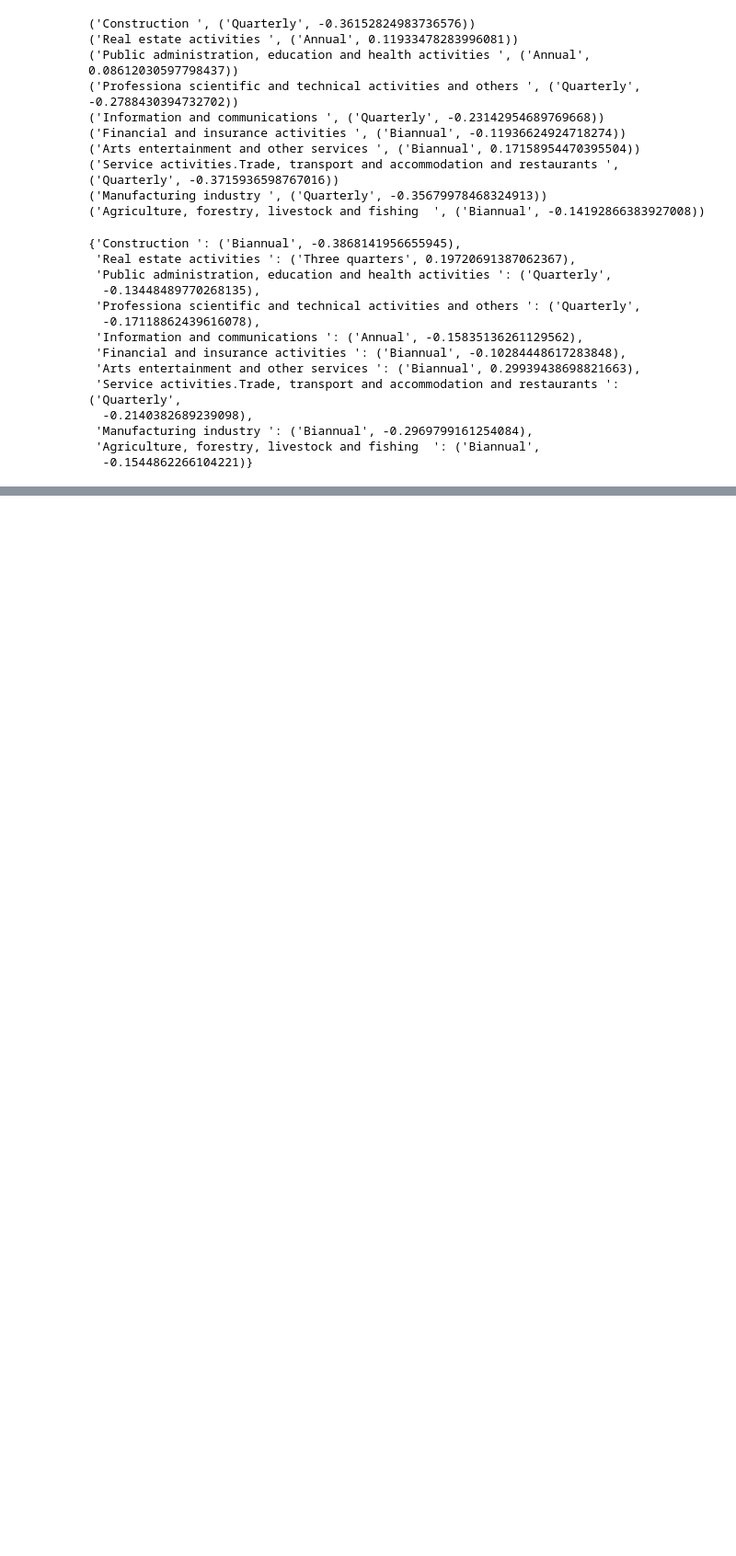
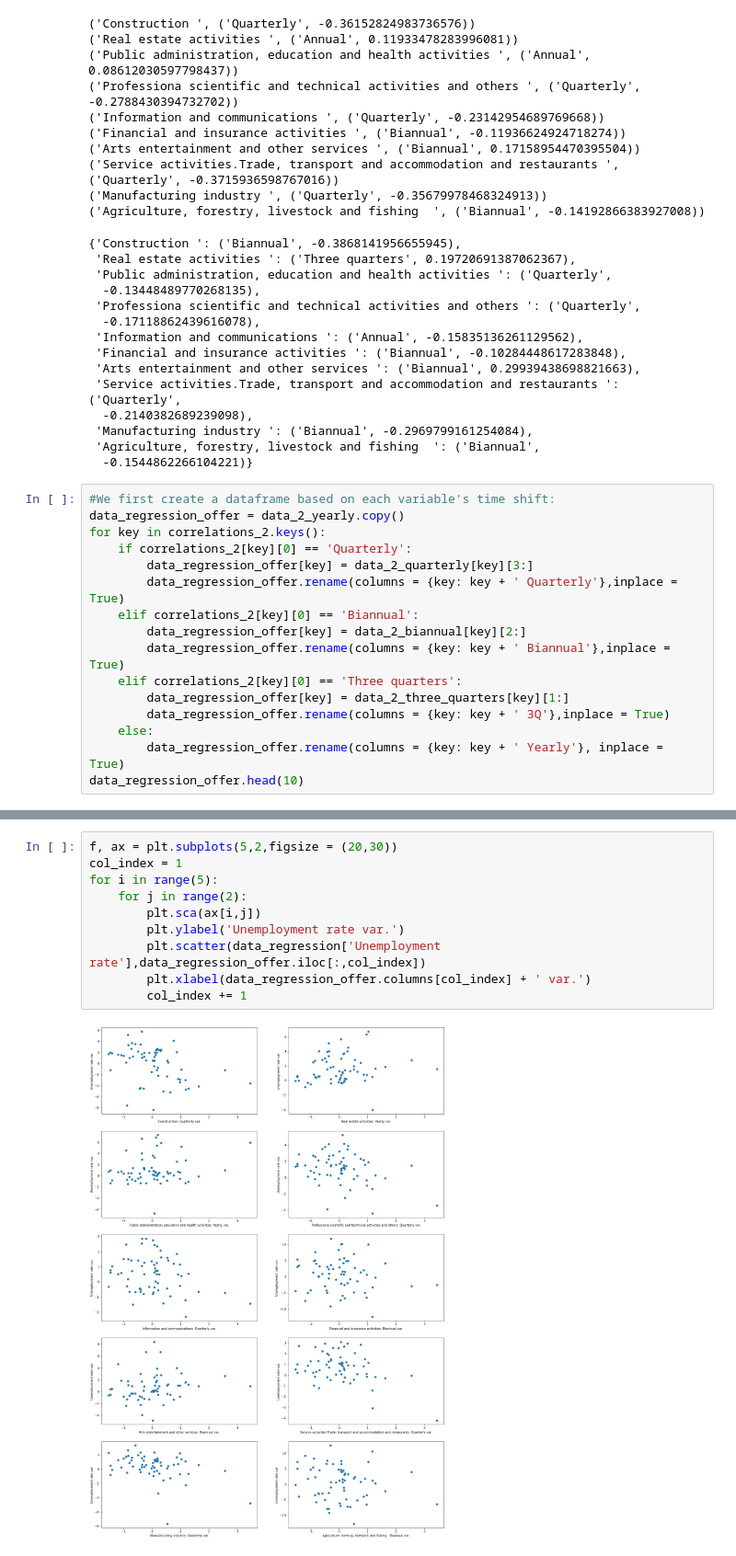
Before and after one commit to javier-pradera/Project-Week-5-Your-Own-Project, a Jupyter notebook: your-project/Code/Unemployment rate model.ipynb, the cells around one changed output, grey strips where cells are left out. Shown at 92% size. Saved outputs shown, nothing was run; the diff lists cells and outputs as text; blank space fills up the shorter version.

```diff
--- a/your-project/Code/Unemployment rate model.ipynb
+++ b/your-project/Code/Unemployment rate model.ipynb
@@ -344,3 +501,19 @@ correlations_spearman_2
  'Manufacturing industry ': ('Biannual', -0.2969799161254084),
  'Agriculture, forestry, livestock and fishing  ': ('Biannual',
   -0.1544862266104221)}
+# %%
+#We first create a dataframe based on each variable's time shift:
+data_regression_offer = data_2_yearly.copy()
+for key in correlations_2.keys():
+    if correlations_2[key][0] == 'Quarterly':
+        data_regression_offer[key] = data_2_quarterly[key][3:]
+        data_regression_offer.rename(columns = {key: key + ' Quarterly'},inplace = True)
+    elif correlations_2[key][0] == 'Biannual':
+        data_regression_offer[key] = data_2_biannual[key][2:]
+        data_regression_offer.rename(columns = {key: key + ' Biannual'},inplace = True)
+    elif correlations_2[key][0] == 'Three quarters':
+        data_regression_offer[key] = data_2_three_quarters[key][1:]
+        data_regression_offer.rename(columns = {key: key + ' 3Q'},inplace = True)
+    else:
+        data_regression_offer.rename(columns = {key: key + ' Yearly'}, inplace = True)
+data_regression_offer.head(10)
@@ -346,0 +533,12 @@ correlations_spearman_2
+# %%
+f, ax = plt.subplots(5,2,figsize = (20,30))
+col_index = 1
+for i in range(5):
+    for j in range(2):
+        plt.sca(ax[i,j])
+        plt.ylabel('Unemployment rate var.')
+        plt.scatter(data_regression['Unemployment rate'],data_regression_offer.iloc[:,col_index])
+        plt.xlabel(data_regression_offer.columns[col_index] + ' var.')
+        col_index += 1
+# %% [output]
+[figure, added]
```
Also changed, not shown: parts of 11 cells of this notebook, 2 other files.
